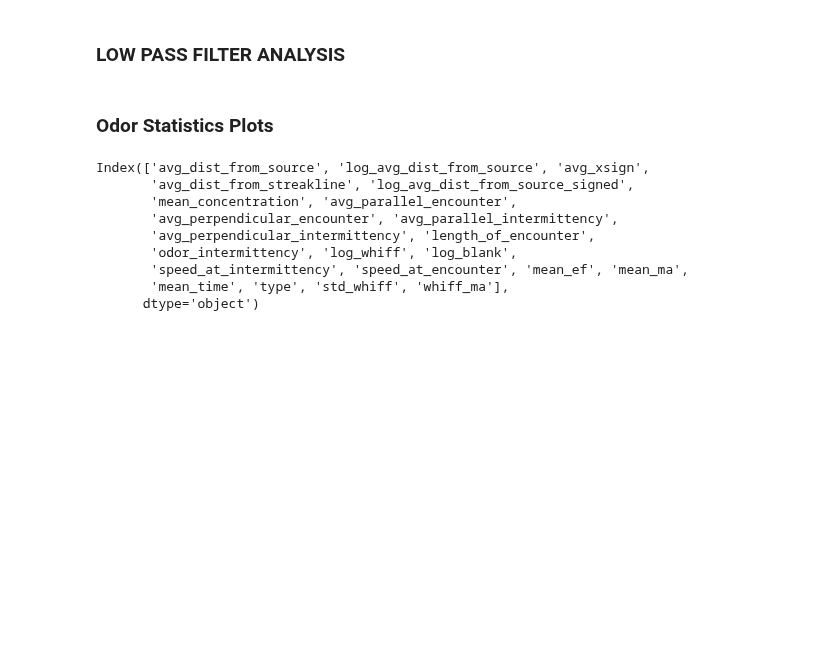
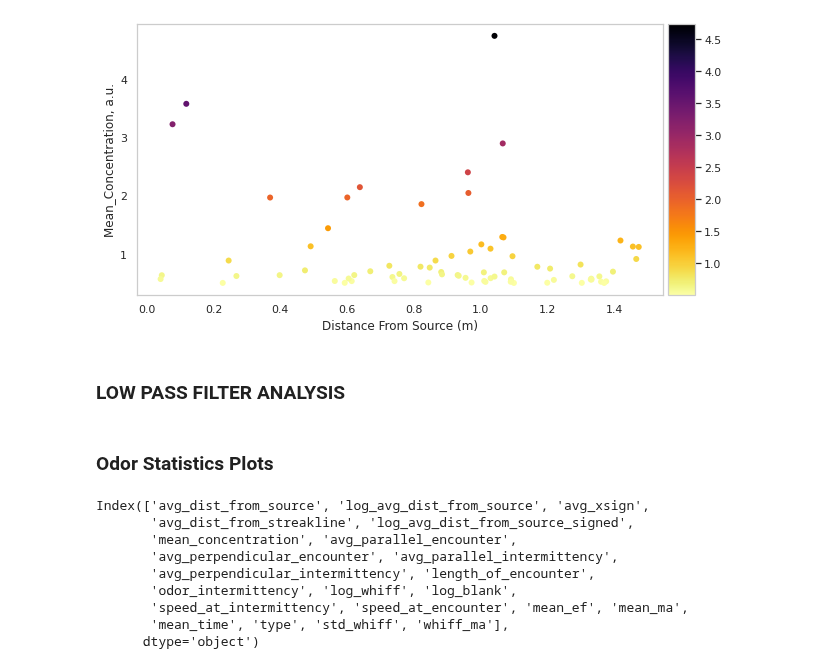
Before and after one commit to arunavanag591/odor_analysis, a Jupyter notebook: data_exploration/odorAnalysis.ipynb, the cells around one changed output. Drawn from its saved outputs; the diff is of its cells as text; code cells hidden in the pictures; blank space fills up the shorter version.

```diff
--- a/data_exploration/odorAnalysis.ipynb
+++ b/data_exploration/odorAnalysis.ipynb
@@ -82,0 +101,4 @@ def low_pass_filter(dataframe,cutoff):
+# %%
+np.seterr(divide = 'ignore')
+index = get_index_simulated(df)
+fdf = pd.DataFrame()
@@ -83,3 +153,21 @@ def low_pass_filter(dataframe,cutoff):
+# %%
+f,ax=plt.subplots(1,1,figsize=(10,5))
+ax.grid(False)
+var = ax.scatter(fdf.log_avg_dist_from_source, fdf.mean_concentration,
+                   c=fdf.mean_concentration, cmap='inferno_r',
+            edgecolors='none')
+ax.set_xlabel('Distance From Source (m)')
+ax.set_ylabel('Mean_Concentration, a.u.')
+
+divider = make_axes_locatable(ax)
+cax2 = divider.append_axes('right', size='5%', pad=0.08)
+cbar2=f.colorbar(var, cax=cax2, orientation = 'vertical')
+cbar2.solids.set(alpha=1)
+# cbar2.ax.set_yticklabels([])
+
+f.savefig('../mc_predicted_scaled.jpeg', dpi=300, bbox_inches = "tight")
+# %% [output]
+[figure, added]
 # %%
 # cutoff=np.array([0.1,0.2,0.5,1,2,4,6,8,10,15,20,40])
 # cutoff=np.array([50,60,70,80,90])
```
Also changed, not shown: parts of 6 cells of this notebook, 3 other files.
